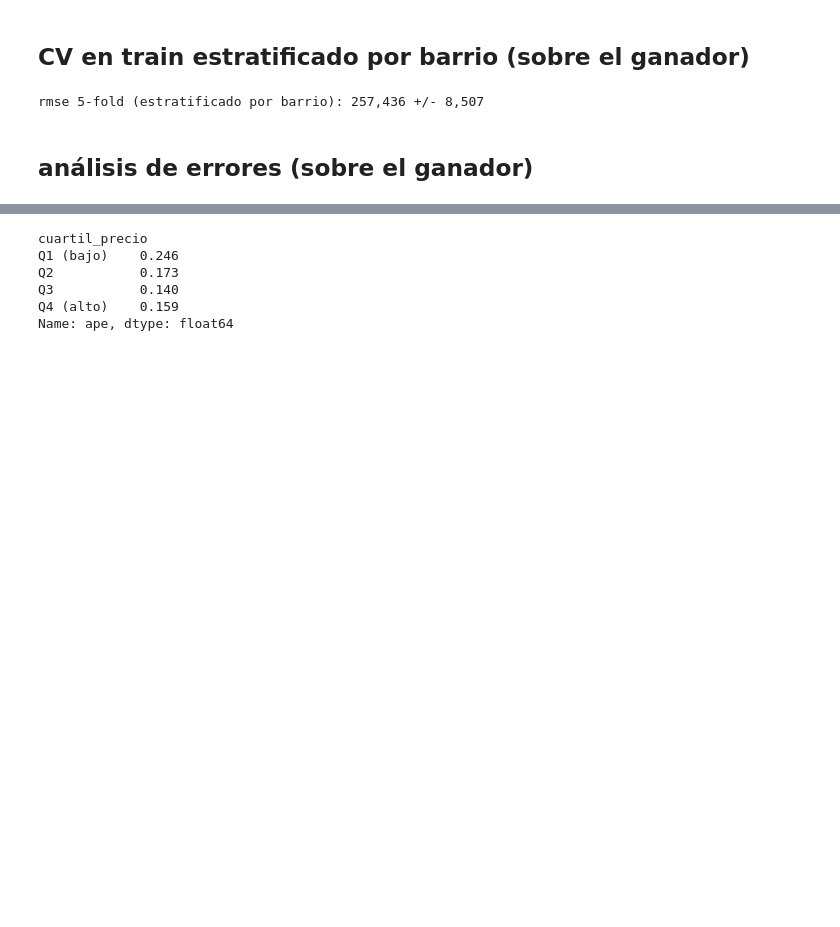
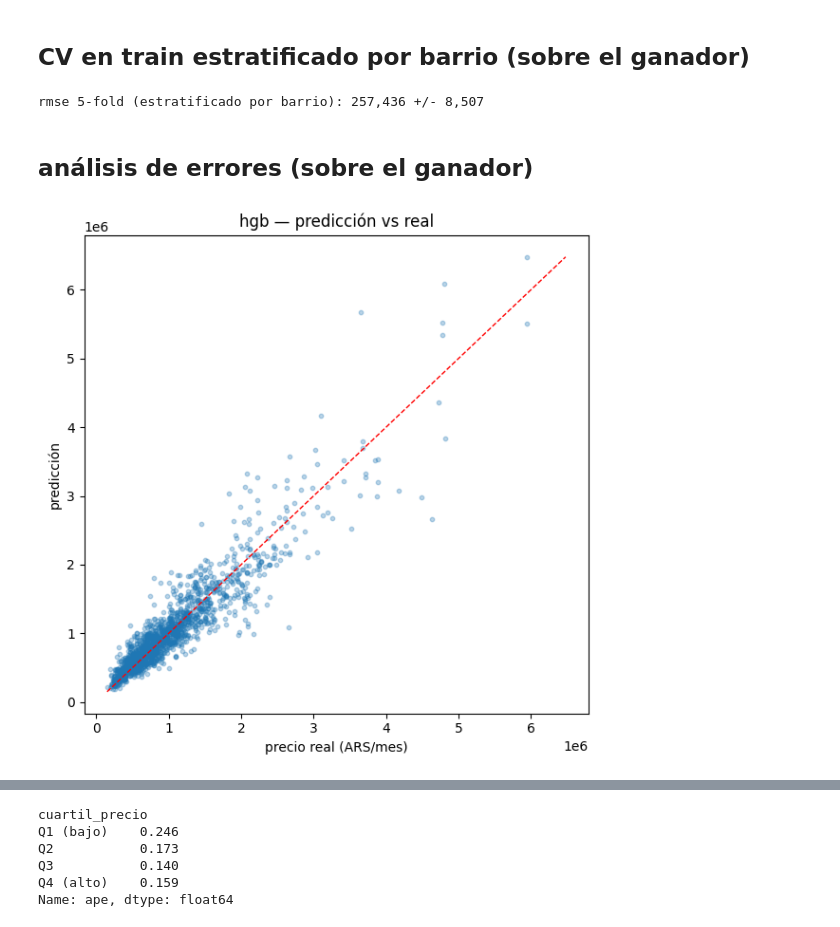
Before and after one commit to MFelix9310/prueba-tecnica-ds-propiedata, a Jupyter notebook: notebooks/02_modelado.ipynb, the cells around one changed output, grey strips where cells are left out. Drawn from its saved outputs; the diff is of its cells as text; code cells hidden in the pictures; blank space fills up the shorter version.

```diff
--- a/notebooks/02_modelado.ipynb
+++ b/notebooks/02_modelado.ipynb
@@ -272,3 +289,16 @@ rmse 5-fold (estratificado por barrio): 257,436 +/- 8,507
 an = test[['plataforma','tipo_propiedad','barrio','precio_ars_mes']].copy()
 an['pred'] = pred_hgb
 an['ape']  = (an['pred'] - an['precio_ars_mes']).abs() / an['precio_ars_mes']
+# %%
+# prediccion vs real: si el modelo fuera perfecto los puntos caen sobre la diagonal
+fig, ax = plt.subplots(figsize=(6, 6))
+ax.scatter(y_test, pred_hgb, alpha=0.3, s=10)
+lim = [min(y_test.min(), pred_hgb.min()), max(y_test.max(), pred_hgb.max())]
+ax.plot(lim, lim, color='red', lw=1, ls='--')
+ax.set_xlabel('precio real (ARS/mes)')
+ax.set_ylabel('predicción')
+ax.set_title('hgb — predicción vs real')
+plt.tight_layout()
+plt.show()
+# %% [output]
+[figure, added]
```
Also changed, not shown: parts of 7 cells of this notebook.
